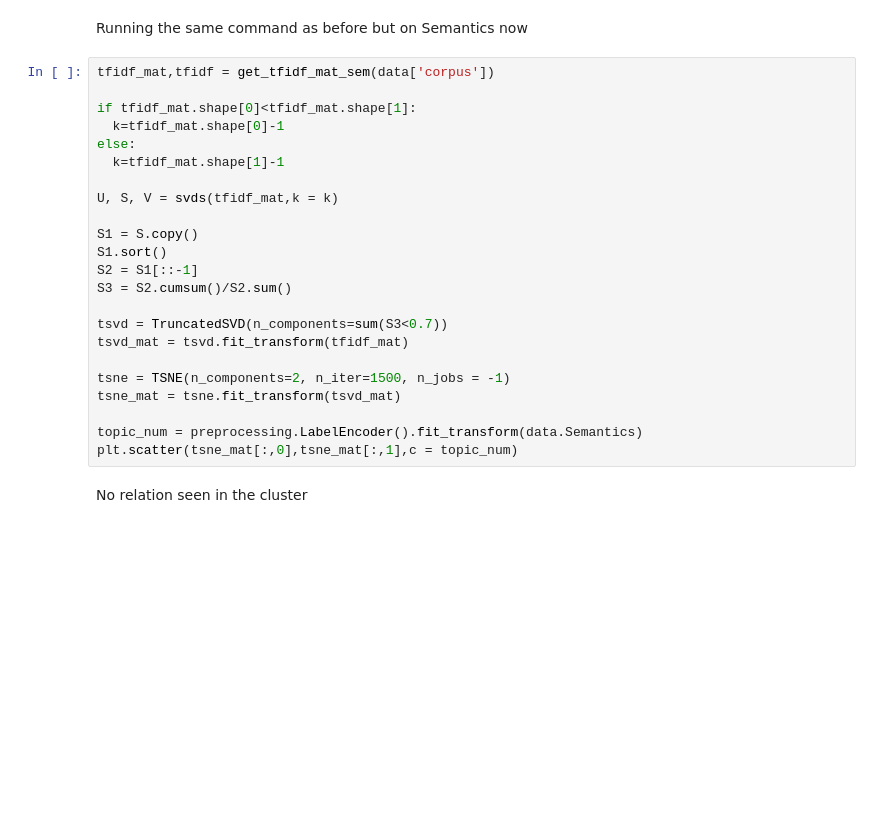
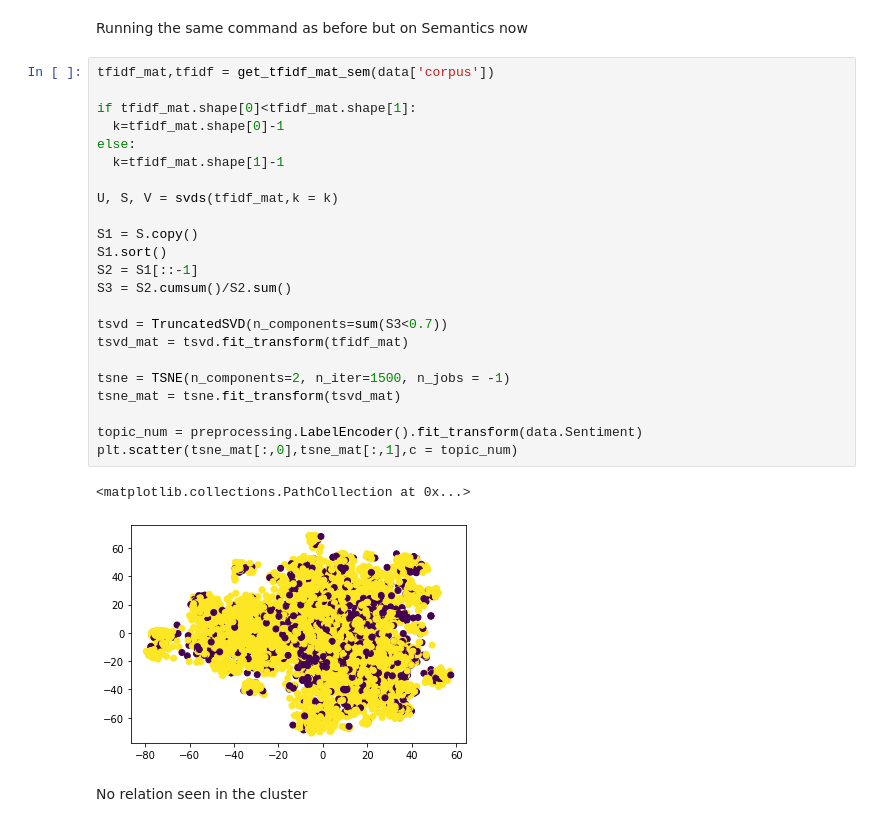
Before and after one commit to sbathwal1999/Text-Analysis, a Jupyter notebook: TXTA_Assignment.ipynb, the cells around one changed output. Saved outputs shown, nothing was run; the diff lists cells and outputs as text; blank space fills up the shorter version.

```diff
--- a/TXTA_Assignment.ipynb
+++ b/TXTA_Assignment.ipynb
@@ -698,26 +698,29 @@ Running the same command as before but on Semantics now
 # %%
 tfidf_mat,tfidf = get_tfidf_mat_sem(data['corpus'])
 
 if tfidf_mat.shape[0]<tfidf_mat.shape[1]:
   k=tfidf_mat.shape[0]-1
 else:
   k=tfidf_mat.shape[1]-1
 
 U, S, V = svds(tfidf_mat,k = k)
 
 S1 = S.copy()
 S1.sort()
 S2 = S1[::-1]
 S3 = S2.cumsum()/S2.sum()
 
 tsvd = TruncatedSVD(n_components=sum(S3<0.7))
 tsvd_mat = tsvd.fit_transform(tfidf_mat)
 
 tsne = TSNE(n_components=2, n_iter=1500, n_jobs = -1)
 tsne_mat = tsne.fit_transform(tsvd_mat)
 
-topic_num = preprocessing.LabelEncoder().fit_transform(data.Semantics)
+topic_num = preprocessing.LabelEncoder().fit_transform(data.Sentiment)
 plt.scatter(tsne_mat[:,0],tsne_mat[:,1],c = topic_num)
+# %% [output]
+<matplotlib.collections.PathCollection at 0x...>
+[figure, added]
 # %% [markdown]
 No relation seen in the cluster
 # %%
```
Also changed, not shown: parts of 5 cells of this notebook.
